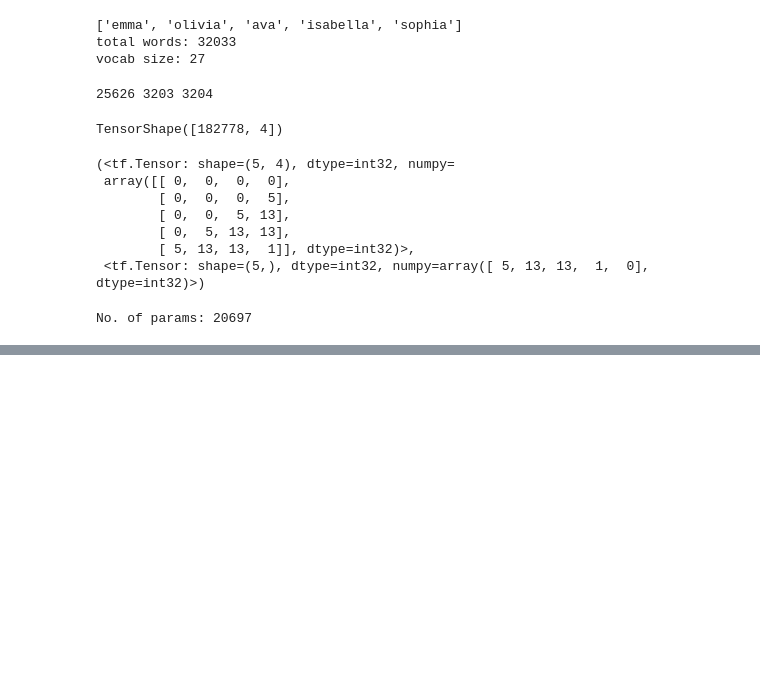
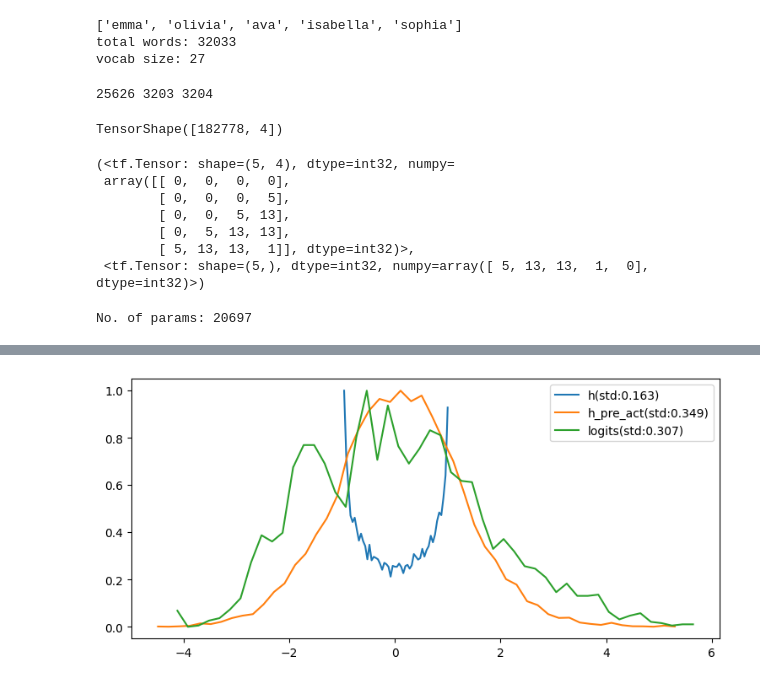
Before and after one commit to banished-panda/makemore, a Jupyter notebook: Makemore(C).ipynb, the cells around one changed output, grey strips where cells are left out. Saved outputs shown, nothing was run; the diff lists cells and outputs as text; code cells hidden in the pictures; blank space fills up the shorter version.

```diff
--- a/Makemore(C).ipynb
+++ b/Makemore(C).ipynb
@@ -73,6 +74,25 @@ X_tr[:5], Y_tr[:5]
         [ 0,  5, 13, 13],
         [ 5, 13, 13,  1]], dtype=int32)>,
  <tf.Tensor: shape=(5,), dtype=int32, numpy=array([ 5, 13, 13,  1,  0], dtype=int32)>)
+# %%
+#fig, axs = plt.subplots(4) # (h_pre_act, h) (logits) (grad W1, grad W2)
+def graph_distribution(params: list, param_names: list = None):
+  plt.close()
+  plt.figure(figsize=(9,4))
+  legend = []
+  if param_names:
+    assert len(params) == len(param_names)
+  for i, param in enumerate(params):
+  #   if type(grad) == tf.IndexedSlices:
+  # plt.hist(grad.values.numpy().reshape(-1), bins=50);
+    if type(param) == tf.IndexedSlices:
+      param = param.values
+    y, x = np.histogram(param.numpy().reshape(-1), bins=50)
+    y = y / y.max()
+    std = ( y - y.mean()).std()
+    legend.append(param_names[i] + f'(std:{std:.3})')
+    plt.plot(x[1:], y)
+  plt.legend(legend)
 # %%
 # ------------- MODEL -----------------
 
@@ -88,12 +108,12 @@ g = tf.random.Generator.from_seed(random_seed)
 C = tf.Variable(g.normal((27, embed_size)))
 
 # Dense 1
-W1 = tf.Variable(g.normal((embed_size*context_length, n_hidden)))
-b1 = tf.Variable(tf.zeros((1, n_hidden)))
+W1 = tf.Variable(g.normal((embed_size*context_length, n_hidden)) / (embed_size*context_length)**0.5)
+b1 = tf.Variable(g.normal((1, n_hidden)) * 0.00001)
 
 # Dense 2
-W2 = tf.Variable(g.normal((n_hidden,len(vocab))))
-b2 = tf.Variable(tf.zeros((1, len(vocab))))
+W2 = tf.Variable(g.normal((n_hidden,len(vocab))) / n_hidden**0.5)
+b2 = tf.Variable(g.normal((1, len(vocab))) * 0.00001)
 
 # trainable parameters
 parameters = [C, W1, b1, W2, b2]
@@ -118,7 +138,7 @@ for epoch in range(epochs):
   ixs = tf.random.shuffle(tf.range(X_tr.shape[0]))
   iters = int(X_tr.shape[0] / batch_size)
   average_loss = 0  # over one epoch
-  prv_progress = 0
+  prv_progress = -1
   print('Epoch:', epoch+1, 'learning_rate:', learning_rate.numpy())
 
   for i in range(iters):
@@ -159,7 +179,8 @@ for epoch in range(epochs):
     if progress > prv_progress:
       print('\r',f'{i+1}/{iters} :\t','[', '='*(progress-1), '>', '-'*(50-progress),']\t','loss=',average_loss/(i+1), sep='', end='')
     prv_progress = progress
-    break
+
+    # break
 
   average_loss /= iters
   print()
@@ -190,0 +211,4 @@ evaluate(words_trn), evaluate(words_dev)
+# %%
+graph_distribution([h, h_pre_act, logits], param_names = ['h', 'h_pre_act', 'logits'])
+# %% [output]
+[figure, added]
```
Also changed, not shown: parts of 14 cells of this notebook.
